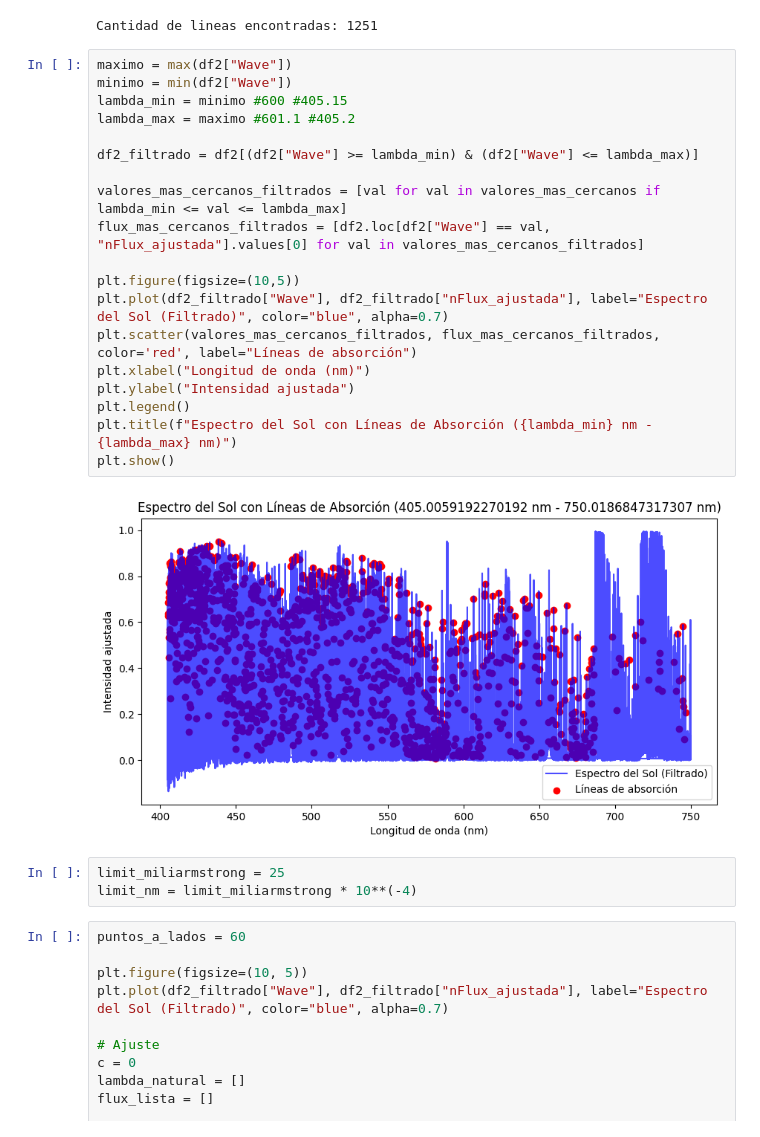
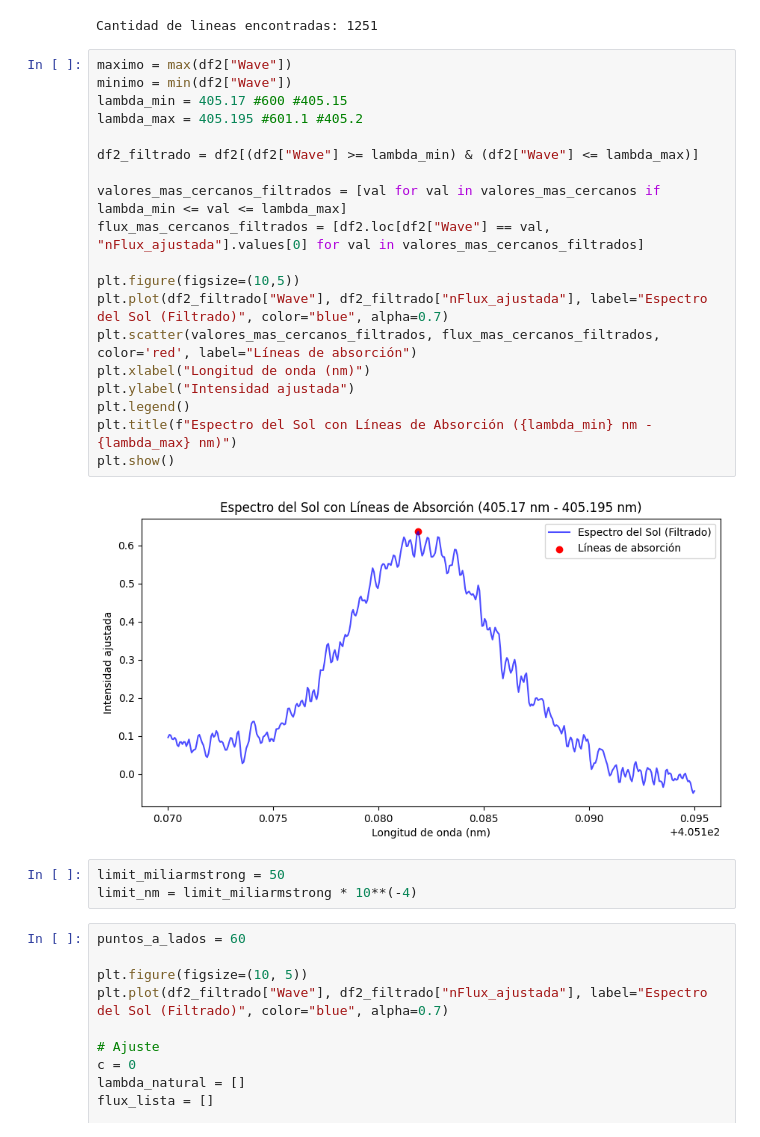
Before and after one commit to EstebanFuentesS/Proyecto-Teorico-202501, a Jupyter notebook: main.ipynb, the cells around one changed output. Drawn from its saved outputs; the diff is of its cells as text.

```diff
--- a/main.ipynb
+++ b/main.ipynb
@@ -165,26 +165,26 @@ Cantidad de lineas encontradas: 1251
 # %%
 maximo = max(df2["Wave"])
 minimo = min(df2["Wave"])
-lambda_min = minimo #600 #405.15
-lambda_max = maximo #601.1 #405.2
+lambda_min = 405.17 #600 #405.15
+lambda_max = 405.195 #601.1 #405.2
 
 df2_filtrado = df2[(df2["Wave"] >= lambda_min) & (df2["Wave"] <= lambda_max)]
 
 valores_mas_cercanos_filtrados = [val for val in valores_mas_cercanos if lambda_min <= val <= lambda_max]
 flux_mas_cercanos_filtrados = [df2.loc[df2["Wave"] == val, "nFlux_ajustada"].values[0] for val in valores_mas_cercanos_filtrados]
 
 plt.figure(figsize=(10,5))
 plt.plot(df2_filtrado["Wave"], df2_filtrado["nFlux_ajustada"], label="Espectro del Sol (Filtrado)", color="blue", alpha=0.7)
 plt.scatter(valores_mas_cercanos_filtrados, flux_mas_cercanos_filtrados, color='red', label="Líneas de absorción")
 plt.xlabel("Longitud de onda (nm)")
 plt.ylabel("Intensidad ajustada")
 plt.legend()
 plt.title(f"Espectro del Sol con Líneas de Absorción ({lambda_min} nm - {lambda_max} nm)")
 plt.show()
 # %% [output]
-[figure, old version]
+[figure, new version]
 # %%
-limit_miliarmstrong = 25
+limit_miliarmstrong = 50
 limit_nm = limit_miliarmstrong * 10**(-4)
 # %%
 puntos_a_lados = 60
```
Also changed, not shown: parts of 6 cells of this notebook, 1 other file.
